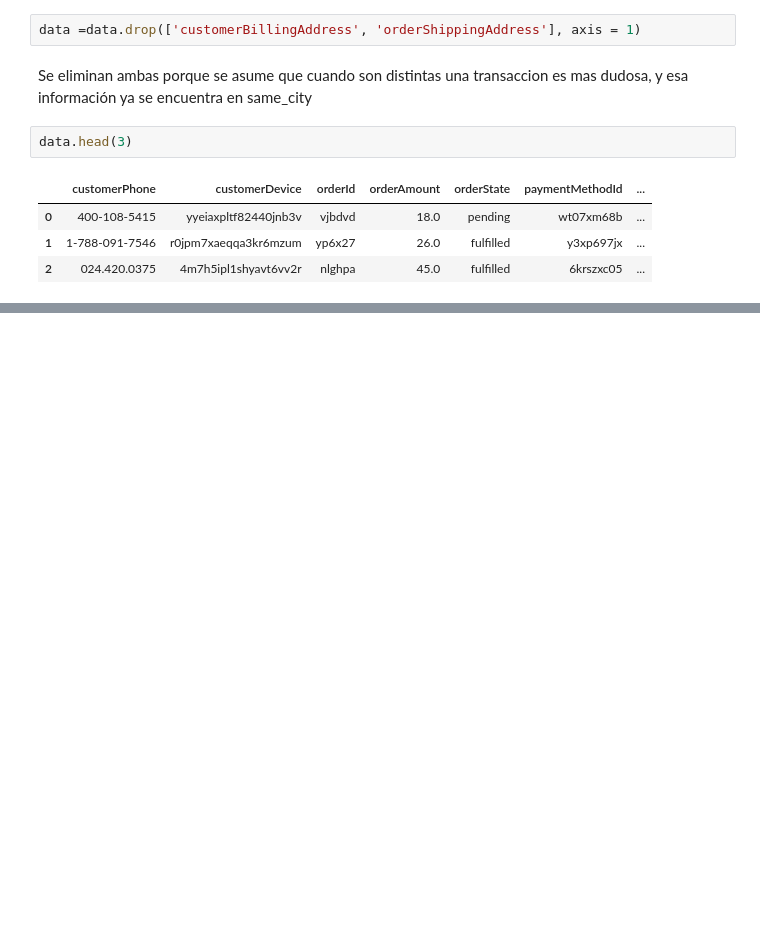
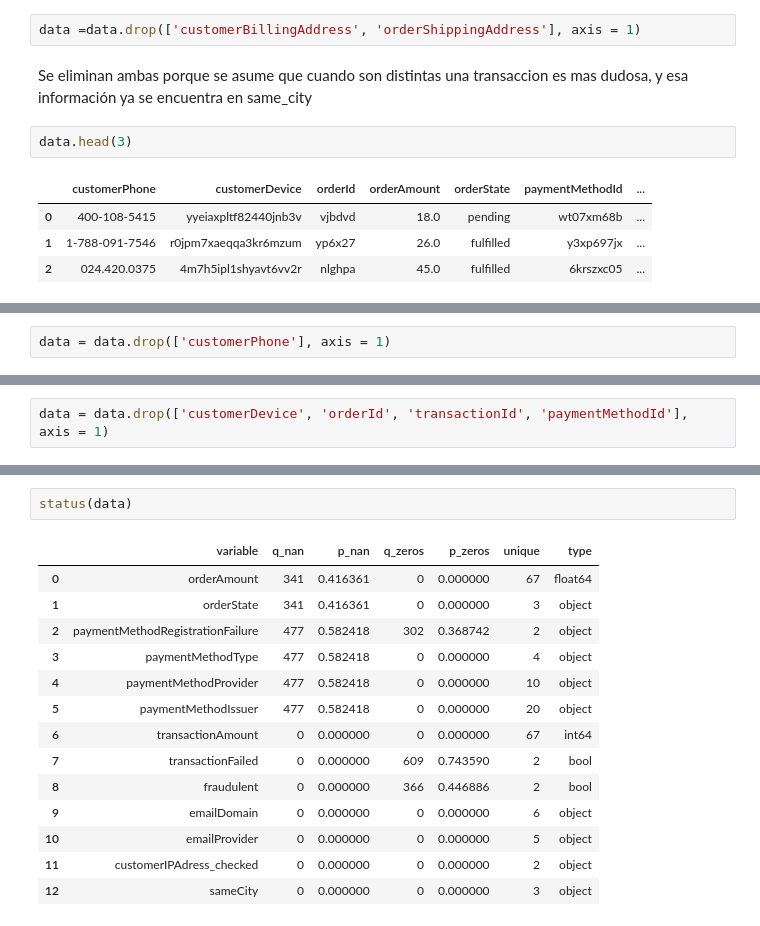
Before and after one commit to Alejo-01/final_project, a Jupyter notebook: Parte_A/p1__Adaptación.ipynb, the cells around one changed output, grey strips where cells are left out. Saved outputs shown, nothing was run; the diff lists cells and outputs as text; blank space fills up the shorter version.

```diff
--- a/Parte_A/Parte_1__p1.ipynb
+++ b/Parte_A/p1__Adaptación.ipynb
@@ -365,0 +432,2 @@ data.head(3)
+# %%
+data = data.drop(['customerPhone'], axis = 1)
@@ -365,0 +441,2 @@ data.head(3)
+# %%
+data = data.drop(['customerDevice', 'orderId', 'transactionId', 'paymentMethodId'], axis = 1)
@@ -365,0 +452,17 @@ data.head(3)
+# %%
+status(data)
+# %% [output]
+|  | variable | q_nan | p_nan | q_zeros | p_zeros | unique | type |
+| 0 | orderAmount | 341 | 0.416361 | 0 | 0.000000 | 67 | float64 |
+| 1 | orderState | 341 | 0.416361 | 0 | 0.000000 | 3 | object |
+| 2 | paymentMethodRegistrationFailure | 477 | 0.582418 | 302 | 0.368742 | 2 | object |
+| 3 | paymentMethodType | 477 | 0.582418 | 0 | 0.000000 | 4 | object |
+| 4 | paymentMethodProvider | 477 | 0.582418 | 0 | 0.000000 | 10 | object |
+| 5 | paymentMethodIssuer | 477 | 0.582418 | 0 | 0.000000 | 20 | object |
+| 6 | transactionAmount | 0 | 0.000000 | 0 | 0.000000 | 67 | int64 |
+| 7 | transactionFailed | 0 | 0.000000 | 609 | 0.743590 | 2 | bool |
+| 8 | fraudulent | 0 | 0.000000 | 366 | 0.446886 | 2 | bool |
+| 9 | emailDomain | 0 | 0.000000 | 0 | 0.000000 | 6 | object |
+| 10 | emailProvider | 0 | 0.000000 | 0 | 0.000000 | 5 | object |
+| 11 | customerIPAdress_checked | 0 | 0.000000 | 0 | 0.000000 | 2 | object |
+| 12 | sameCity | 0 | 0.000000 | 0 | 0.000000 | 3 | object |
```
Also changed, not shown: parts of 19 cells of this notebook, 9 other files.
